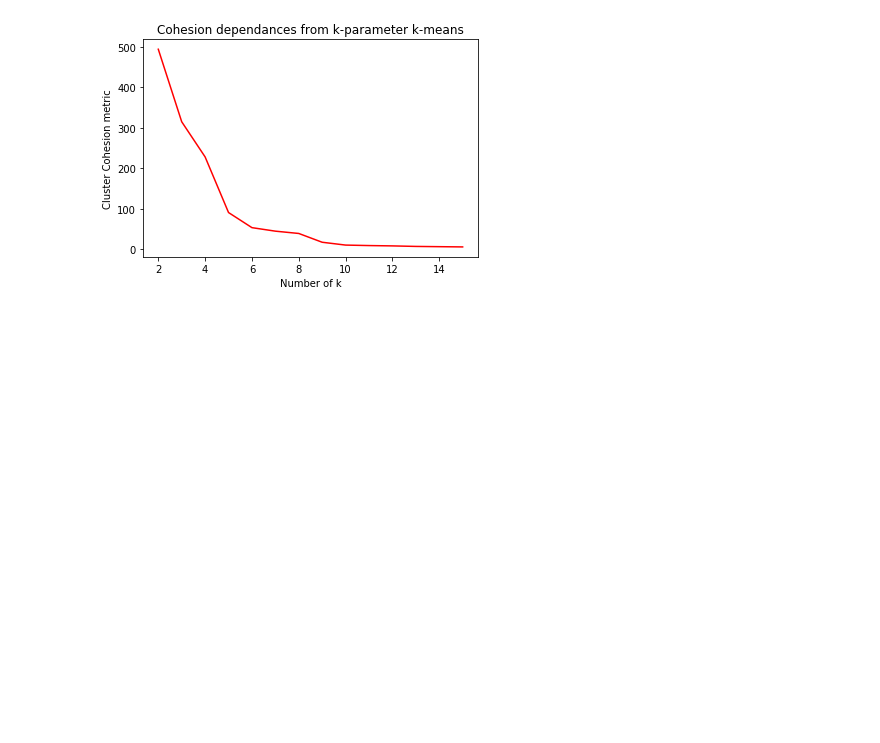
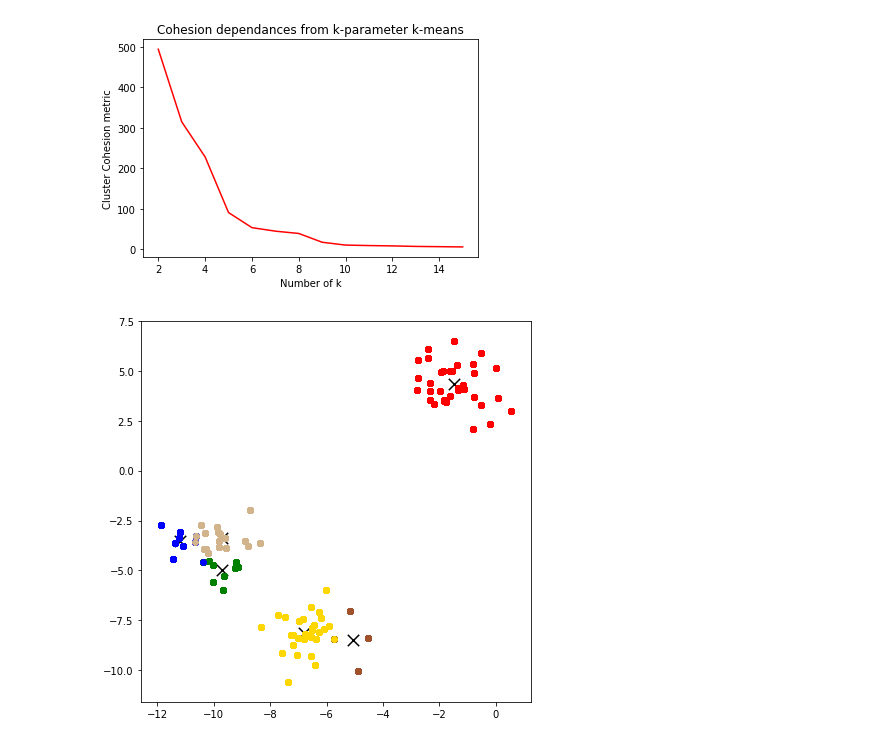
Before and after one commit to Nickel-nc/Algorithms_2, a Jupyter notebook: W7.ipynb, the cells around one changed output. Saved outputs shown, nothing was run; the diff lists cells and outputs as text; code cells hidden in the pictures; blank space fills up the shorter version.

```diff
--- a/W7.ipynb
+++ b/W7.ipynb
@@ -189,8 +189,7 @@ def kmeans(data, k, max_iterations, min_distance):
 # Функция для визуализации кластеров
 
 def visualize(centroids, classes):
-    colors = ['r', 'g', 'b']
-
+    colors = ['red', 'green', 'blue', 'tan', 'sienna', 'gold', 'darksage', 'aqua', 'teal', 'magenta']
     plt.figure(figsize=(7,7))
 
     # нанесем на график центроиды
@@ -200,6 +199,6 @@ def visualize(centroids, classes):
     # нанесем объекты раскрашенные по классам
     for class_item in classes:
         for x in classes[class_item]:
-            plt.scatter(x[0], x[1], color=colors[class_item])
+            plt.scatter(x[0], x[1], c=colors[class_item])
 
     plt.show()
@@ -221,6 +216,6 @@ visualize(centroids, clusters)
 # %%
 kks = np.arange(1,11)
-# max_iterations = 1
+max_iterations = 10
 metrics = []
 
 for kk in kks:
@@ -250,3 +245,8 @@ plt.title("Cohesion dependances from k-parameter k-means")
 plt.show()
 # %% [output]
 [figure]
+# %%
+centroids, clusters = kmeans(X, 6, max_iterations, min_distance)
+visualize(centroids, clusters)
+# %% [output]
+[figure, added]
```
Also changed, not shown: parts of 3 cells of this notebook.
